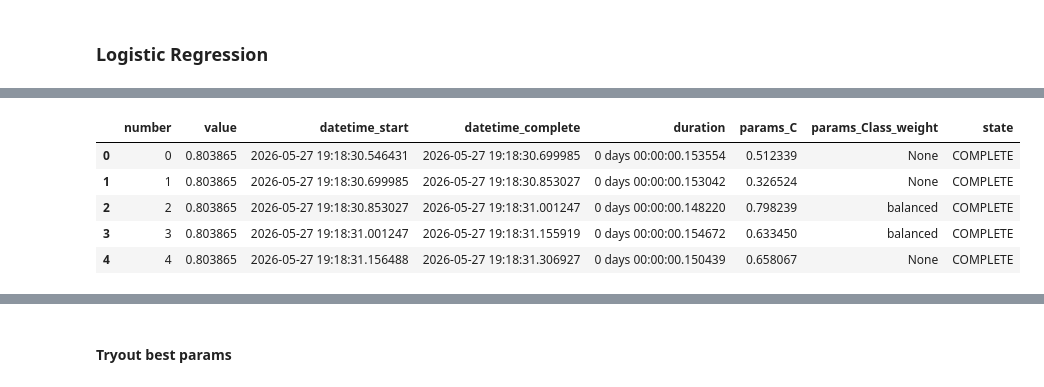
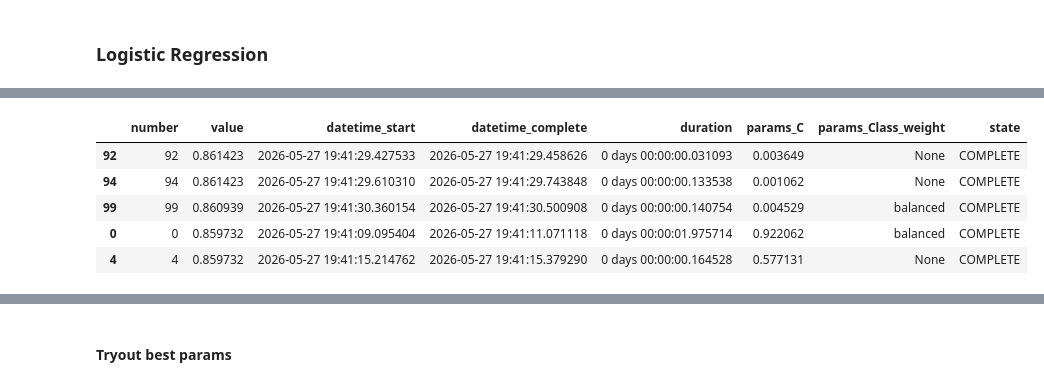
Before and after one commit to calebhadley1/DX799-capstone, a Jupyter notebook: Week2.ipynb, the cells around one changed output, grey strips where cells are left out. Cells and saved outputs as stored; diff of their text form; code cells hidden in the pictures.

```diff
--- a/Week2.ipynb
+++ b/Week2.ipynb
@@ -155,3 +158,7 @@ weighted avg       0.89      0.89      0.89      2071
+# %%
+scaler = StandardScaler()
+X_train_scaled = scaler.fit_transform(X_train)
+X_test_scaled = scaler.transform(X_test)
 # %% [markdown]
 ## Parameter Tuning
 # %% [markdown]
@@ -177,7 +184,7 @@ def objective(trial):
 
     scores = cross_val_score(
         model,
-        X=X_train,
+        X=X_train_scaled,
         y=y_train,
         cv=cv,
         scoring='recall',
@@ -215,9 +222,9 @@ display(top_5_log_reg_unscaled_recall_optuna_results)
 |  | number | value | datetime_start | datetime_complete | duration | params_C | params_Class_weight | state |
-| 0 | 0 | 0.803865 | 2026-05-27 19:18:30.546431 | 2026-05-27 19:18:30.699985 | 0 days 00:00:00.153554 | 0.512339 | None | COMPLETE |
-| 1 | 1 | 0.803865 | 2026-05-27 19:18:30.699985 | 2026-05-27 19:18:30.853027 | 0 days 00:00:00.153042 | 0.326524 | None | COMPLETE |
-| 2 | 2 | 0.803865 | 2026-05-27 19:18:30.853027 | 2026-05-27 19:18:31.001247 | 0 days 00:00:00.148220 | 0.798239 | balanced | COMPLETE |
-| 3 | 3 | 0.803865 | 2026-05-27 19:18:31.001247 | 2026-05-27 19:18:31.155919 | 0 days 00:00:00.154672 | 0.633450 | balanced | COMPLETE |
-| 4 | 4 | 0.803865 | 2026-05-27 19:18:31.156488 | 2026-05-27 19:18:31.306927 | 0 days 00:00:00.150439 | 0.658067 | None | COMPLETE |
+| 92 | 92 | 0.861423 | 2026-05-27 19:41:29.427533 | 2026-05-27 19:41:29.458626 | 0 days 00:00:00.031093 | 0.003649 | None | COMPLETE |
+| 94 | 94 | 0.861423 | 2026-05-27 19:41:29.610310 | 2026-05-27 19:41:29.743848 | 0 days 00:00:00.133538 | 0.001062 | None | COMPLETE |
+| 99 | 99 | 0.860939 | 2026-05-27 19:41:30.360154 | 2026-05-27 19:41:30.500908 | 0 days 00:00:00.140754 | 0.004529 | balanced | COMPLETE |
+| 0 | 0 | 0.859732 | 2026-05-27 19:41:09.095404 | 2026-05-27 19:41:11.071118 | 0 days 00:00:01.975714 | 0.922062 | balanced | COMPLETE |
+| 4 | 4 | 0.859732 | 2026-05-27 19:41:15.214762 | 2026-05-27 19:41:15.379290 | 0 days 00:00:00.164528 | 0.577131 | None | COMPLETE |
 # %%
 def objective(trial):
     c = trial.suggest_float("C", 0.001, 1.0)
```
Also changed, not shown: parts of 20 cells of this notebook.
